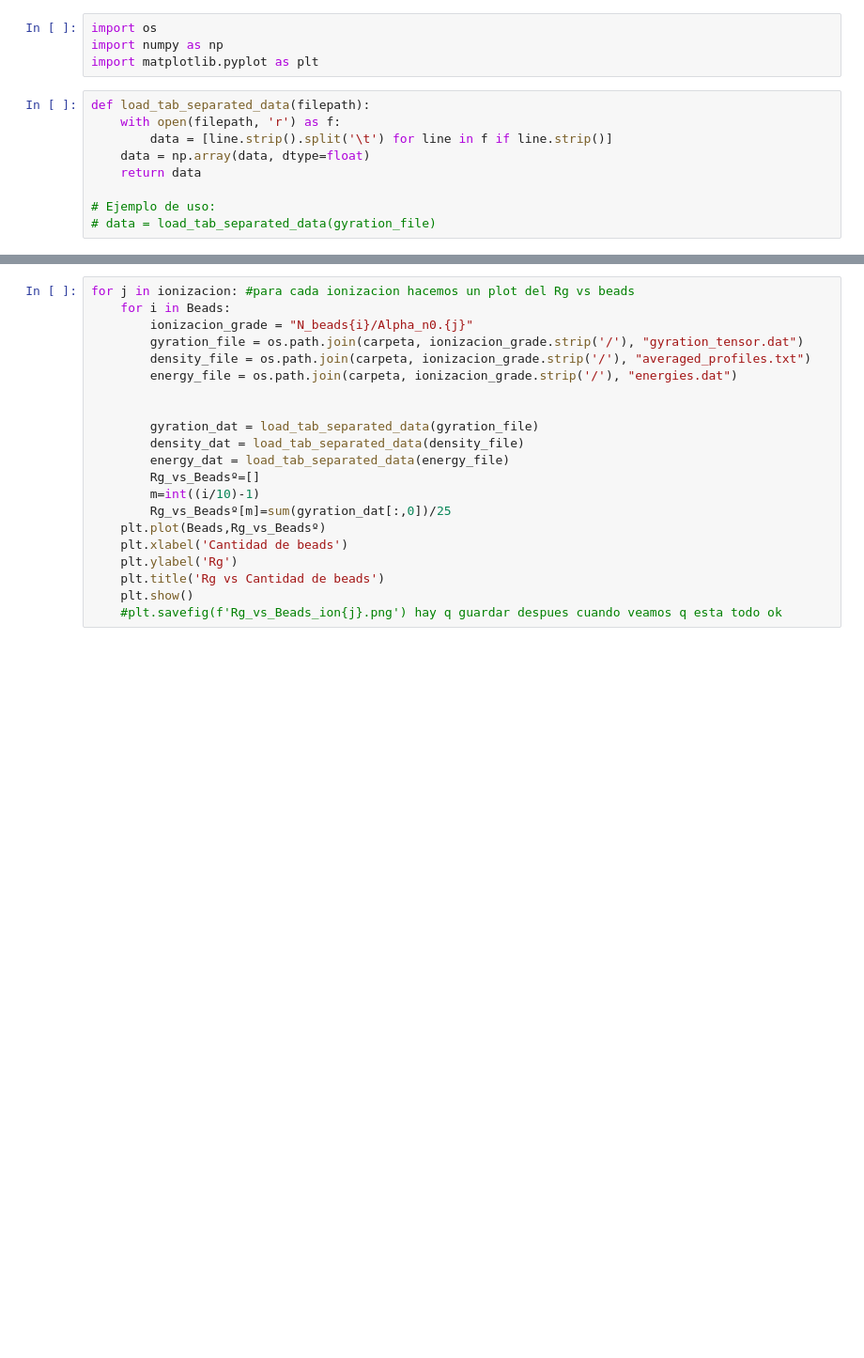
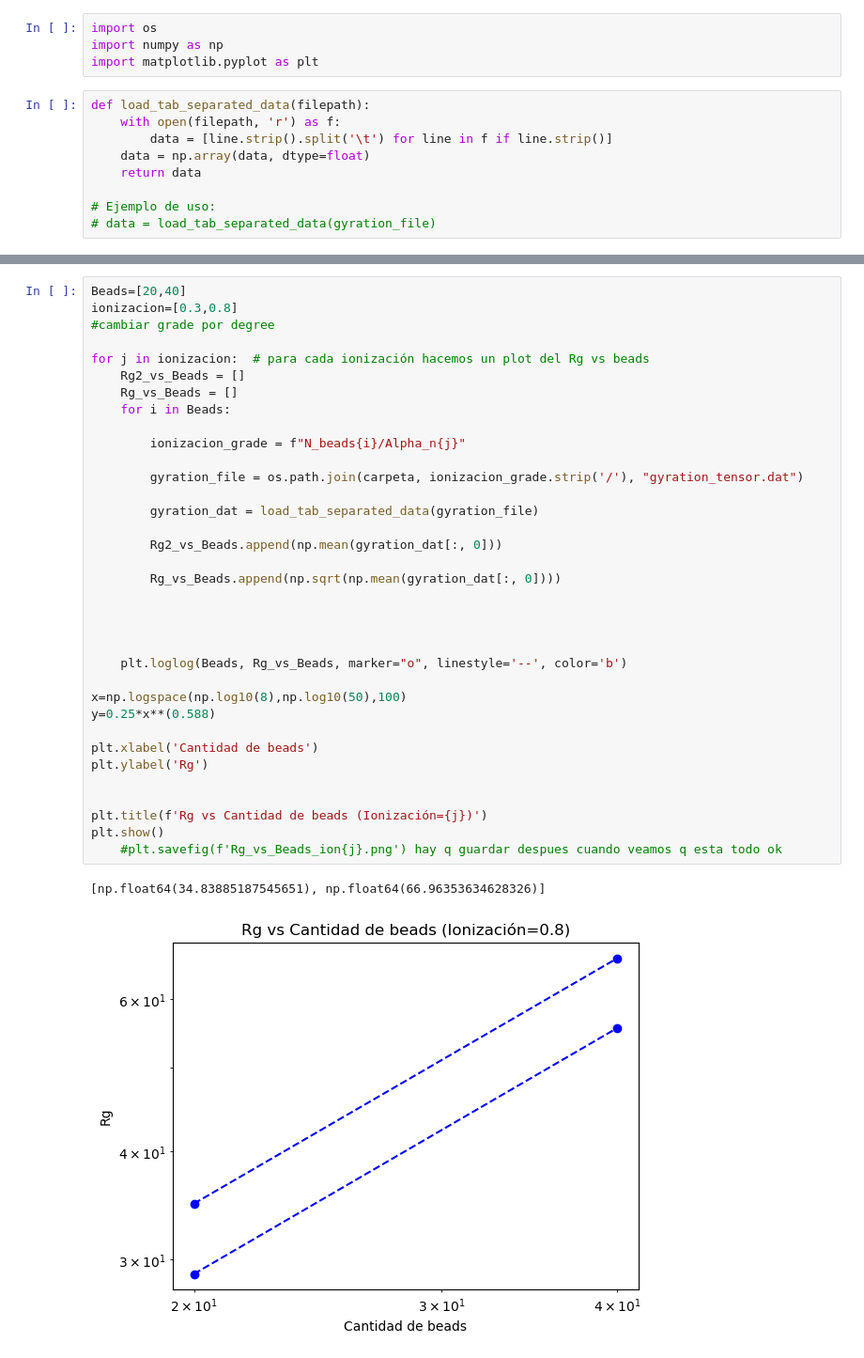
Before and after one commit to totinmc3/microgel_simu, a Jupyter notebook: analysis/graficos.ipynb, the cells around one changed output, grey strips where cells are left out. Shown: that part at 94% size. Saved outputs shown, nothing was run; the diff lists cells and outputs as text; blank space fills up the shorter version.

```diff
--- a/analysis/graficos.ipynb
+++ b/analysis/graficos.ipynb
@@ -170,22 +200,39 @@ FileNotFoundError: [Errno 2] No such file or directory: '/home/tobias/resultados
 # %%
-for j in ionizacion: #para cada ionizacion hacemos un plot del Rg vs beads
+Beads=[20,40]
+ionizacion=[0.3,0.8]
+#cambiar grade por degree
+
+for j in ionizacion:  # para cada ionización hacemos un plot del Rg vs beads
+    Rg2_vs_Beads = []
+    Rg_vs_Beads = []
     for i in Beads:
-        ionizacion_grade = "N_beads{i}/Alpha_n0.{j}"
+
+        ionizacion_grade = f"N_beads{i}/Alpha_n{j}"
+
         gyration_file = os.path.join(carpeta, ionizacion_grade.strip('/'), "gyration_tensor.dat")
-        density_file = os.path.join(carpeta, ionizacion_grade.strip('/'), "averaged_profiles.txt")
-        energy_file = os.path.join(carpeta, ionizacion_grade.strip('/'), "energies.dat")
+
+        gyration_dat = load_tab_separated_data(gyration_file)
+
+        Rg2_vs_Beads.append(np.mean(gyration_dat[:, 0]))
+
+        Rg_vs_Beads.append(np.sqrt(np.mean(gyration_dat[:, 0])))
 
 
-        gyration_dat = load_tab_separated_data(gyration_file)
-        density_dat = load_tab_separated_data(density_file)
-        energy_dat = load_tab_separated_data(energy_file)
-        Rg_vs_Beadsº=[]
-        m=int((i/10)-1)
-        Rg_vs_Beadsº[m]=sum(gyration_dat[:,0])/25
-    plt.plot(Beads,Rg_vs_Beadsº)
-    plt.xlabel('Cantidad de beads')
-    plt.ylabel('Rg')
-    plt.title('Rg vs Cantidad de beads')
-    plt.show()
+
+
+    plt.loglog(Beads, Rg_vs_Beads, marker="o", linestyle='--', color='b')
+
+x=np.logspace(np.log10(8),np.log10(50),100)
+y=0.25*x**(0.588)
+
+plt.xlabel('Cantidad de beads')
+plt.ylabel('Rg')
+
+
+plt.title(f'Rg vs Cantidad de beads (Ionización={j})')
+plt.show()
     #plt.savefig(f'Rg_vs_Beads_ion{j}.png') hay q guardar despues cuando veamos q esta todo ok
+# %% [output]
+[np.float64(34.83885187545651), np.float64(66.96353634628326)]
+[figure, added]
 # %%
```
Also changed, not shown: parts of 9 cells of this notebook, 3 other files.
